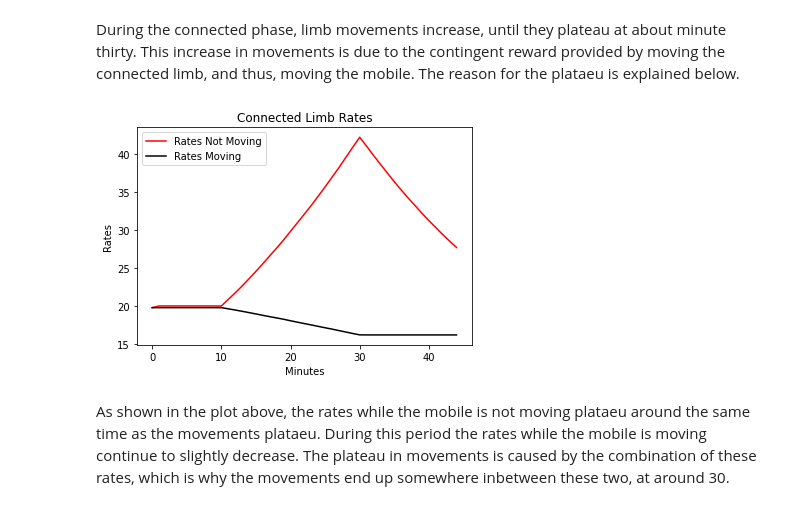
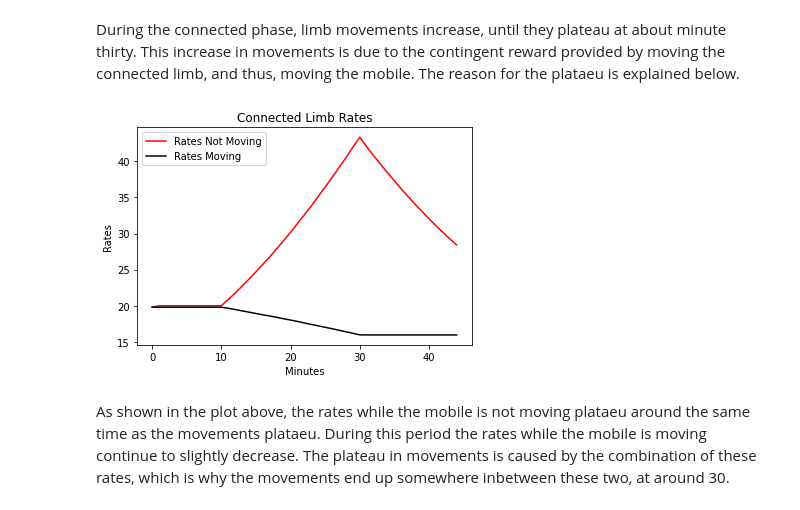
Before and after one commit to ZachPetroff/Babybot, a Jupyter notebook: examples/Mobile_Dynamics.ipynb, the cells around one changed output. Cells and saved outputs as stored; diff of their text form; code cells hidden in the pictures.

```diff
--- a/examples/Mobile_Dynamics.ipynb
+++ b/examples/Mobile_Dynamics.ipynb
@@ -46,10 +68,10 @@ During the connected phase, limb movements increase, until they plateau
 at about minute thirty. This increase in movements is due to the contingent
 reward provided by moving the connected limb, and thus, moving the mobile.
 The reason for the plataeu is explained below.
-# %%
-graph.plot_rates(mins, norm_rates, moving_rates)
-# %% [output]
-[figure, removed]
+# %%
+graph.plot_rates(output["minutes"], output["still mobile rates"], output["moving mobile rates"])
+# %% [output]
+[figure, added]
 # %% [markdown]
 As shown in the plot above, the rates while the mobile is not moving
 plataeu around the same time as the movements plataeu. During this period
```
Also changed, not shown: parts of 7 cells of this notebook.
